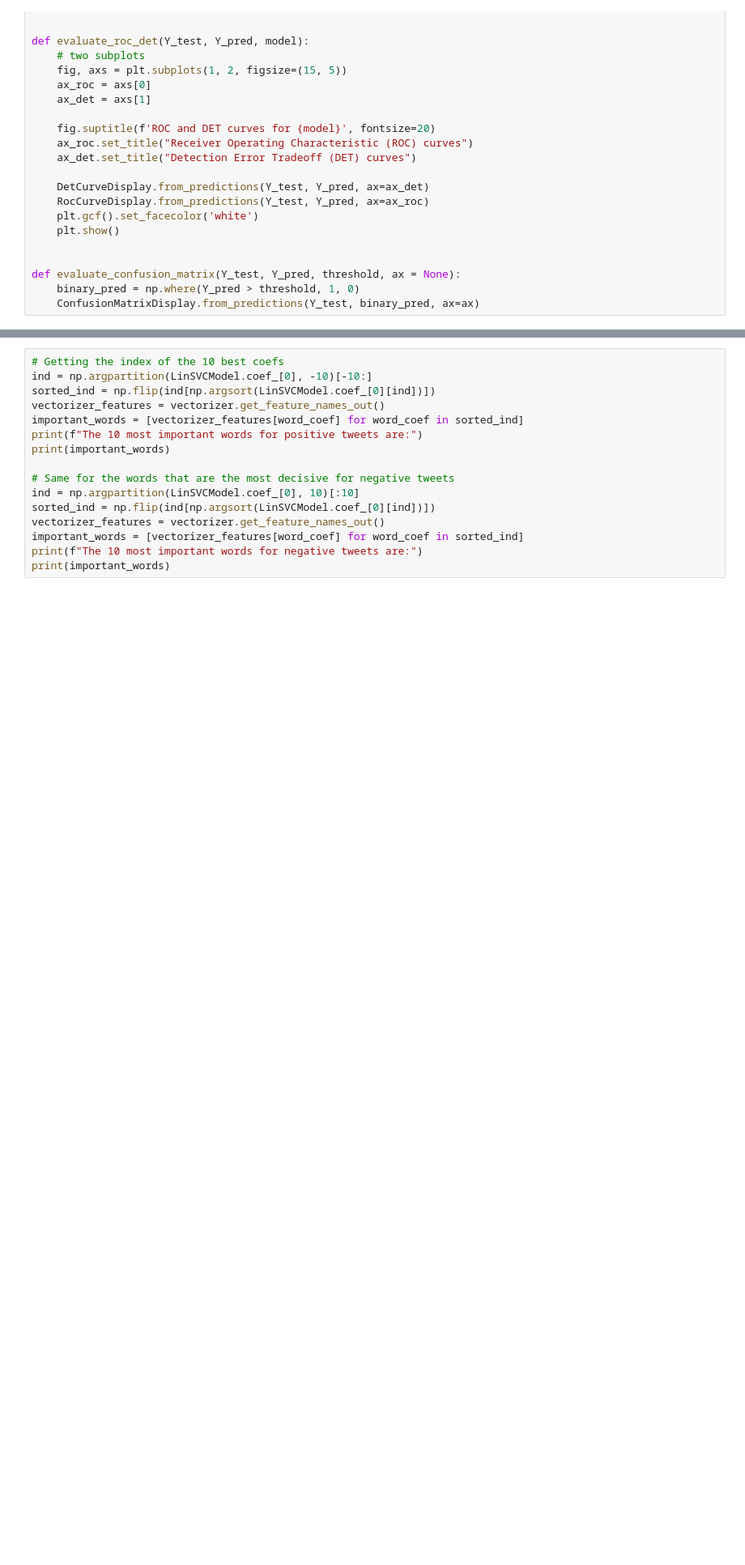
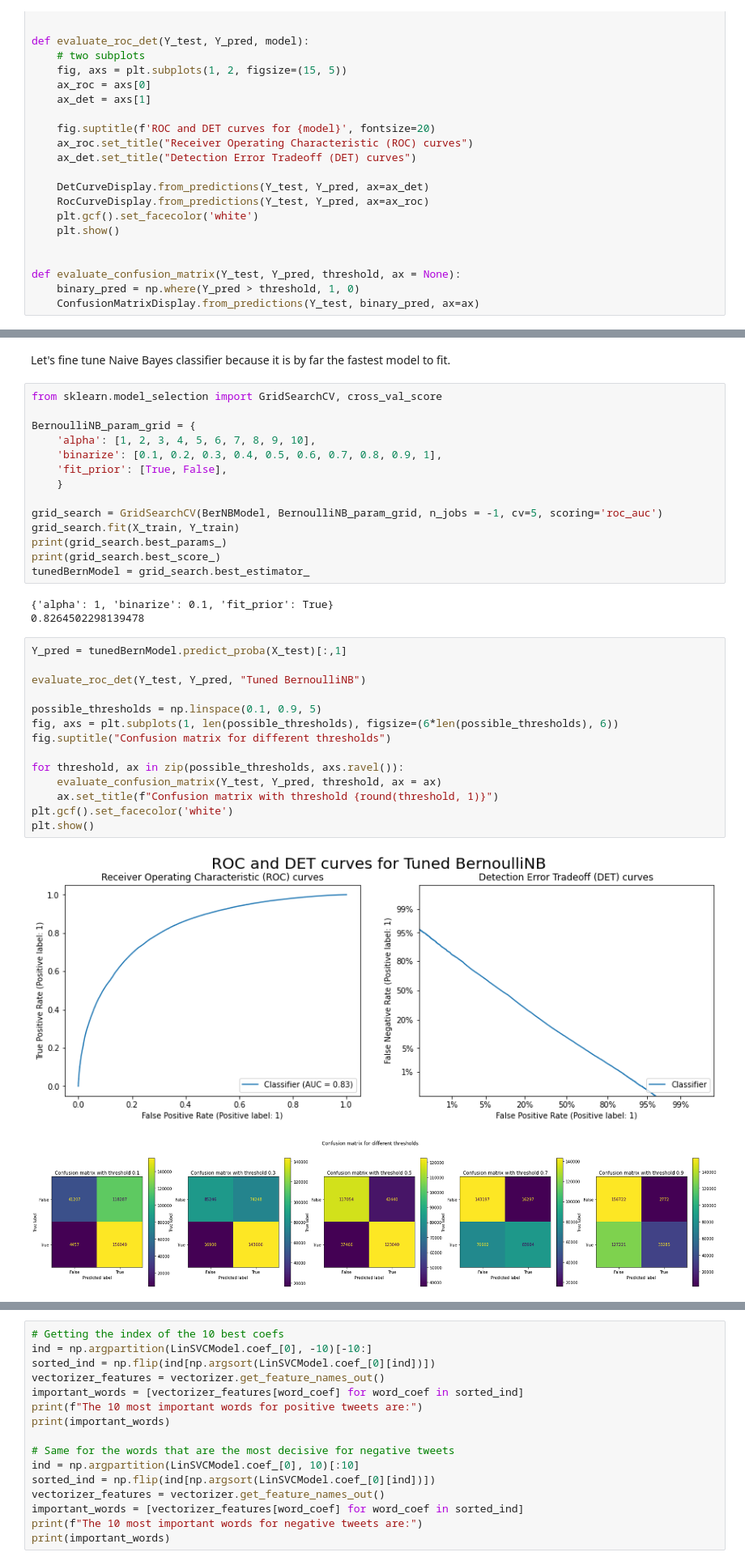
Before and after one commit to Hkllopp/D-tectez-les-Bad-Buzz-gr-ce-au-Deep-Learning, a Jupyter notebook: modeleSimple.ipynb, the cells around one changed output, grey strips where cells are left out. Shown at 81% size. Cells and saved outputs as stored; diff of their text form; blank space fills up the shorter version.

```diff
--- a/modeleSimple.ipynb
+++ b/modeleSimple.ipynb
@@ -245 +243,37 @@ for model, Y_pred in zip(['Logistic Regression', 'BernoulliNB', 'LinearSVC'], [l
 [figure]
+# %% [markdown]
+Let's fine tune Naive Bayes classifier because it is by far the fastest model to fit.
+# %%
+from sklearn.model_selection import GridSearchCV, cross_val_score
+
+BernoulliNB_param_grid = {
+    'alpha': [1, 2, 3, 4, 5, 6, 7, 8, 9, 10],
+    'binarize': [0.1, 0.2, 0.3, 0.4, 0.5, 0.6, 0.7, 0.8, 0.9, 1],
+    'fit_prior': [True, False],
+    }
+
+grid_search = GridSearchCV(BerNBModel, BernoulliNB_param_grid, n_jobs = -1, cv=5, scoring='roc_auc')
+grid_search.fit(X_train, Y_train)
+print(grid_search.best_params_)
+print(grid_search.best_score_)
+tunedBernModel = grid_search.best_estimator_
+# %% [output]
+{'alpha': 1, 'binarize': 0.1, 'fit_prior': True}
+0.8264502298139478
+# %%
+Y_pred = tunedBernModel.predict_proba(X_test)[:,1]
+
+evaluate_roc_det(Y_test, Y_pred, "Tuned BernoulliNB")
+
+possible_thresholds = np.linspace(0.1, 0.9, 5)
+fig, axs = plt.subplots(1, len(possible_thresholds), figsize=(6*len(possible_thresholds), 6))
+fig.suptitle("Confusion matrix for different thresholds")
+
+for threshold, ax in zip(possible_thresholds, axs.ravel()):
+    evaluate_confusion_matrix(Y_test, Y_pred, threshold, ax = ax)
+    ax.set_title(f"Confusion matrix with threshold {round(threshold, 1)}")
+plt.gcf().set_facecolor('white')
+plt.show()
+# %% [output]
+[figure, added]
+[figure, added]
```
Also changed, not shown: parts of 5 cells of this notebook.
